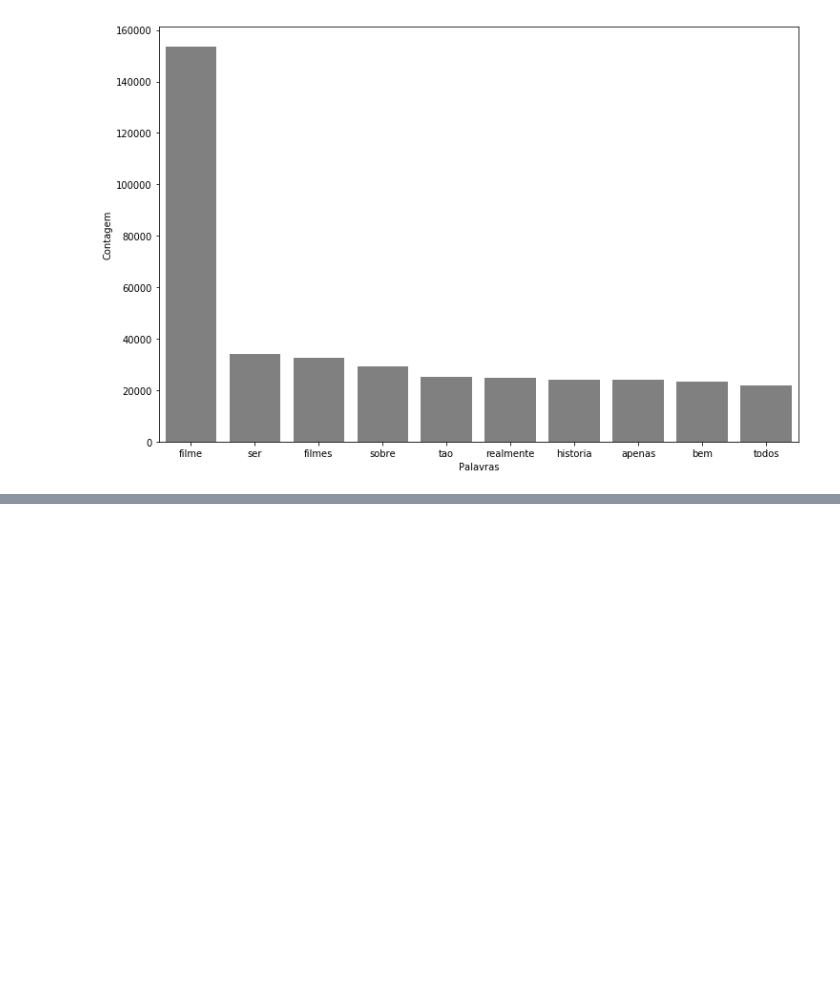
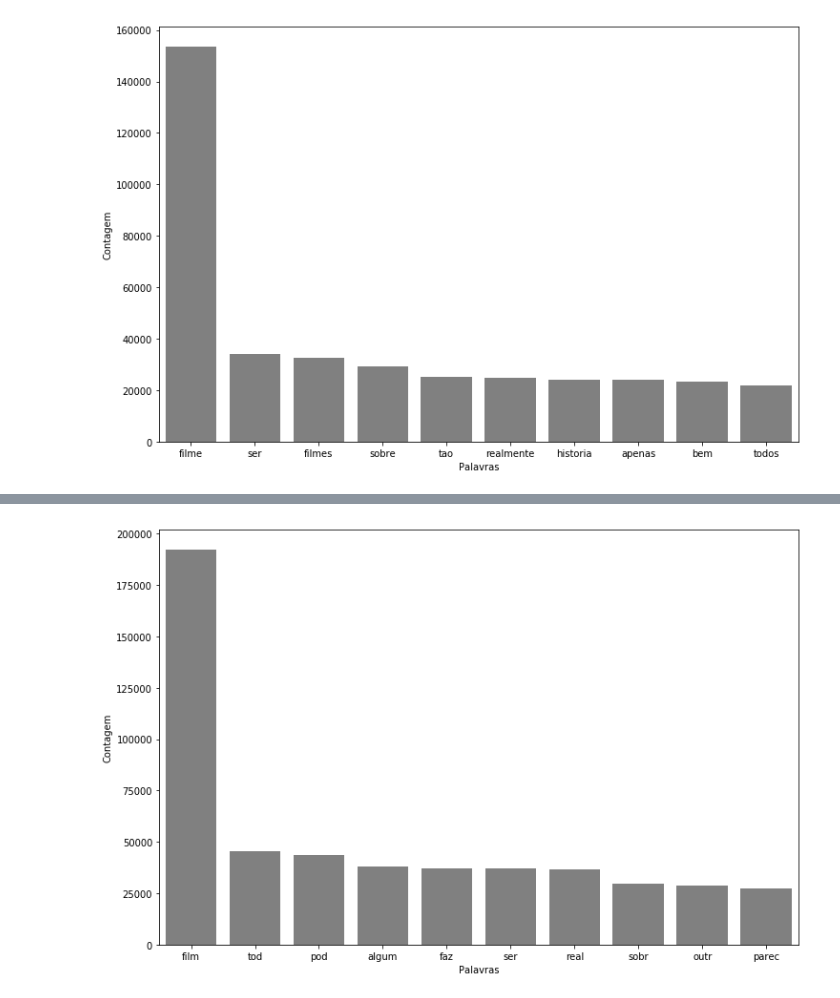
Before and after one commit to lsandrade/alura-ml, a Jupyter notebook: NLP.ipynb, the cells around one changed output, grey strips where cells are left out. Cells and saved outputs as stored; diff of their text form; code cells hidden in the pictures; blank space fills up the shorter version.

```diff
--- a/NLP.ipynb
+++ b/NLP.ipynb
@@ -528,0 +578,4 @@ pareto(resenhas, 'tratamento_4', 10)
+# %%
+pareto(resenhas, 'tratamento_5', 10)
+# %% [output]
+[figure, added]
```
Also changed, not shown: parts of 7 cells of this notebook.
